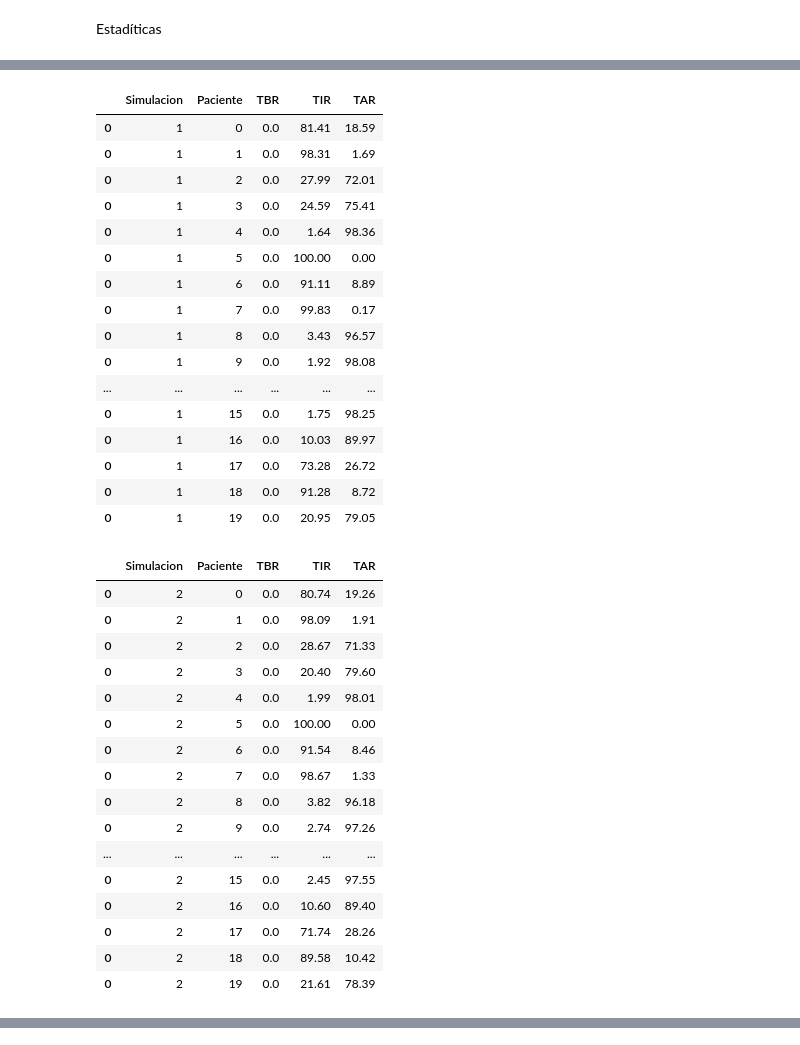
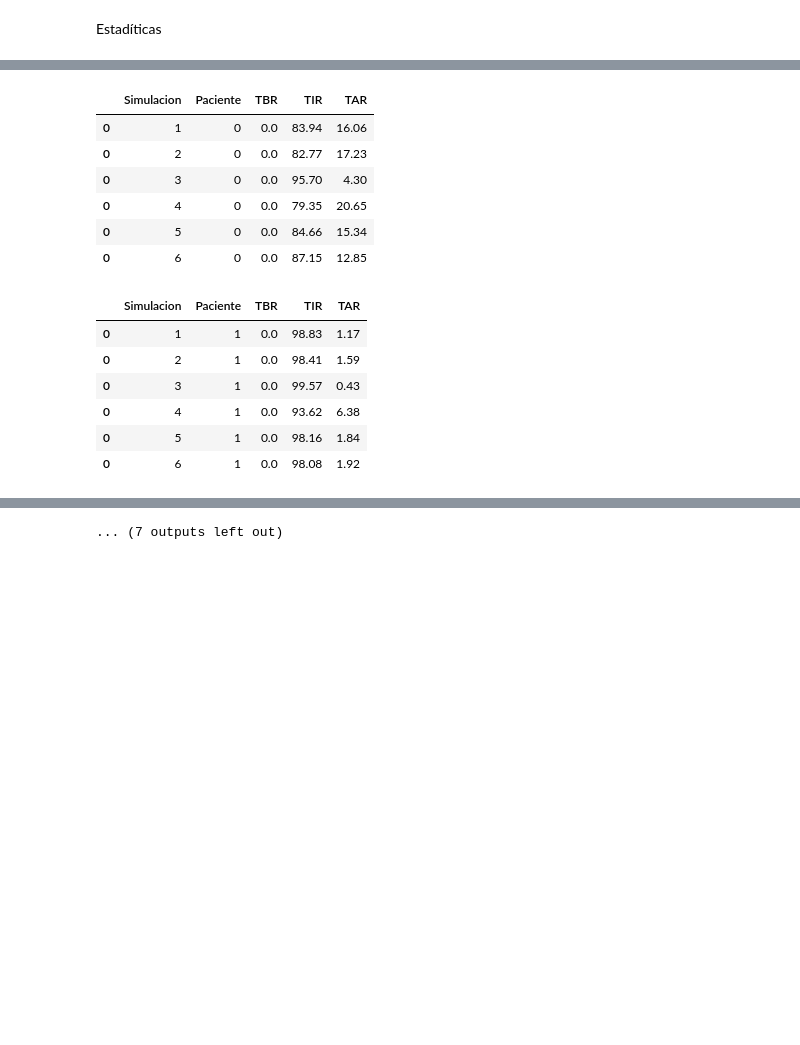
Before and after one commit to WillyFtAb/TFG-GIS-Predictor-glucosa, a Jupyter notebook: Pruebas/estadisticas.ipynb, the cells around one changed output, grey strips where cells are left out. Saved outputs shown, nothing was run; the diff lists cells and outputs as text; code cells hidden in the pictures; blank space fills up the shorter version.

Commit message:
Func estadisticas
Permite obtener TIR TAR TBR de los datos de un df

```diff
--- a/Pruebas/estadisticas.ipynb
+++ b/Pruebas/estadisticas.ipynb
@@ -138,27 +138,7 @@ datos[1]['p_0']['gluc_mg'].mean()
 # %% [markdown]
 Estadíticas
 # %%
-def estadisticas_rango(df, nombre_col = 'gluc_mg', lim = [0, 70, 180, 700], n_rang = ['TBR','TIR','TAR']):
-    est =pd.DataFrame()
-    columna = nombre_col
-
-    # 2. Definimos los límites de los rangos (bins)
-    # Esto creará los rangos: (0-70], (70-180], (180-700]
-    limites = lim
-
-    # 3. Definimos etiquetas para que el resultado sea más fácil de leer
-    nombres_rangos = n_rang
-
-    # 4. Clasificamos los valores de la columna en los rangos usando pd.cut()
-    est['Tiempo_en_rango'] = pd.cut(df[columna], bins=limites, labels=nombres_rangos)
-
-    # 5. Calculamos el porcentaje
-    porcentajes = est['Tiempo_en_rango'].value_counts(normalize=True) * 100
-
-    porcentajes_ok = {'TIR':[round(porcentajes['TIR'],2)],
-                      'TAR':[round(porcentajes['TAR'],2)],
-                      'TBR':[round(porcentajes['TBR'],2)]}
-    return porcentajes_ok
+from Funciones import estadisticas_rango
 
 estadisticas_rango(datos[1]['p_2'])
 # %% [output]
@@ -166,10 +146,10 @@ estadisticas_rango(datos[1]['p_2'])
 # %%
-est = pd.DataFrame(columns=['Simulacion','Paciente', 'TBR', 'TIR', 'TAR'])
+estadisticas = pd.DataFrame(columns=['Simulacion','Paciente', 'TBR', 'TIR', 'TAR'])
 # display(est)
 for simu in range(1,7):
     for p in range(20):
         est_l = estadisticas_rango(datos[simu][f'p_{p}'])
         est_l.update({'Simulacion': [simu], 'Paciente': [p]})
         df_l = pd.DataFrame(est_l)
-        est = pd.concat([est, df_l])
-# est.head(20)
+        estadisticas = pd.concat([estadisticas, df_l])
+estadisticas.head(20)
@@ -176,39 +174,19 @@ for simu in range(1,7):
 # %%
-for i in range(1,7):
-    display(est[est['Simulacion']==i])
+for i in range(19):
+    display(estadisticas[estadisticas['Paciente']==i])
 # %% [output]
 |  | Simulacion | Paciente | TBR | TIR | TAR |
-| 0 | 1 | 0 | 0.0 | 81.41 | 18.59 |
-| 0 | 1 | 1 | 0.0 | 98.31 | 1.69 |
-| 0 | 1 | 2 | 0.0 | 27.99 | 72.01 |
-| 0 | 1 | 3 | 0.0 | 24.59 | 75.41 |
-| 0 | 1 | 4 | 0.0 | 1.64 | 98.36 |
-| 0 | 1 | 5 | 0.0 | 100.00 | 0.00 |
-| 0 | 1 | 6 | 0.0 | 91.11 | 8.89 |
-| 0 | 1 | 7 | 0.0 | 99.83 | 0.17 |
-| 0 | 1 | 8 | 0.0 | 3.43 | 96.57 |
-| 0 | 1 | 9 | 0.0 | 1.92 | 98.08 |
-| ... | ... | ... | ... | ... | ... |
-| 0 | 1 | 15 | 0.0 | 1.75 | 98.25 |
-| 0 | 1 | 16 | 0.0 | 10.03 | 89.97 |
-| 0 | 1 | 17 | 0.0 | 73.28 | 26.72 |
-| 0 | 1 | 18 | 0.0 | 91.28 | 8.72 |
-| 0 | 1 | 19 | 0.0 | 20.95 | 79.05 |
+| 0 | 1 | 0 | 0.0 | 83.94 | 16.06 |
+| 0 | 2 | 0 | 0.0 | 82.77 | 17.23 |
+| 0 | 3 | 0 | 0.0 | 95.70 | 4.30 |
+| 0 | 4 | 0 | 0.0 | 79.35 | 20.65 |
+| 0 | 5 | 0 | 0.0 | 84.66 | 15.34 |
+| 0 | 6 | 0 | 0.0 | 87.15 | 12.85 |
 |  | Simulacion | Paciente | TBR | TIR | TAR |
-| 0 | 2 | 0 | 0.0 | 80.74 | 19.26 |
-| 0 | 2 | 1 | 0.0 | 98.09 | 1.91 |
-| 0 | 2 | 2 | 0.0 | 28.67 | 71.33 |
-| 0 | 2 | 3 | 0.0 | 20.40 | 79.60 |
-| 0 | 2 | 4 | 0.0 | 1.99 | 98.01 |
-| 0 | 2 | 5 | 0.0 | 100.00 | 0.00 |
-| 0 | 2 | 6 | 0.0 | 91.54 | 8.46 |
-| 0 | 2 | 7 | 0.0 | 98.67 | 1.33 |
-| 0 | 2 | 8 | 0.0 | 3.82 | 96.18 |
-| 0 | 2 | 9 | 0.0 | 2.74 | 97.26 |
-| ... | ... | ... | ... | ... | ... |
-| 0 | 2 | 15 | 0.0 | 2.45 | 97.55 |
-| 0 | 2 | 16 | 0.0 | 10.60 | 89.40 |
-| 0 | 2 | 17 | 0.0 | 71.74 | 28.26 |
-| 0 | 2 | 18 | 0.0 | 89.58 | 10.42 |
-| 0 | 2 | 19 | 0.0 | 21.61 | 78.39 |
+| 0 | 1 | 1 | 0.0 | 98.83 | 1.17 |
+| 0 | 2 | 1 | 0.0 | 98.41 | 1.59 |
+| 0 | 3 | 1 | 0.0 | 99.57 | 0.43 |
+| 0 | 4 | 1 | 0.0 | 93.62 | 6.38 |
+| 0 | 5 | 1 | 0.0 | 98.16 | 1.84 |
+| 0 | 6 | 1 | 0.0 | 98.08 | 1.92 |
 |  | Simulacion | Paciente | TBR | TIR | TAR |
@@ -281,0 +262 @@ for i in range(1,7):
+... (7 outputs left out)
```
Also changed, not shown: parts of 3 cells of this notebook, 1 other file.
